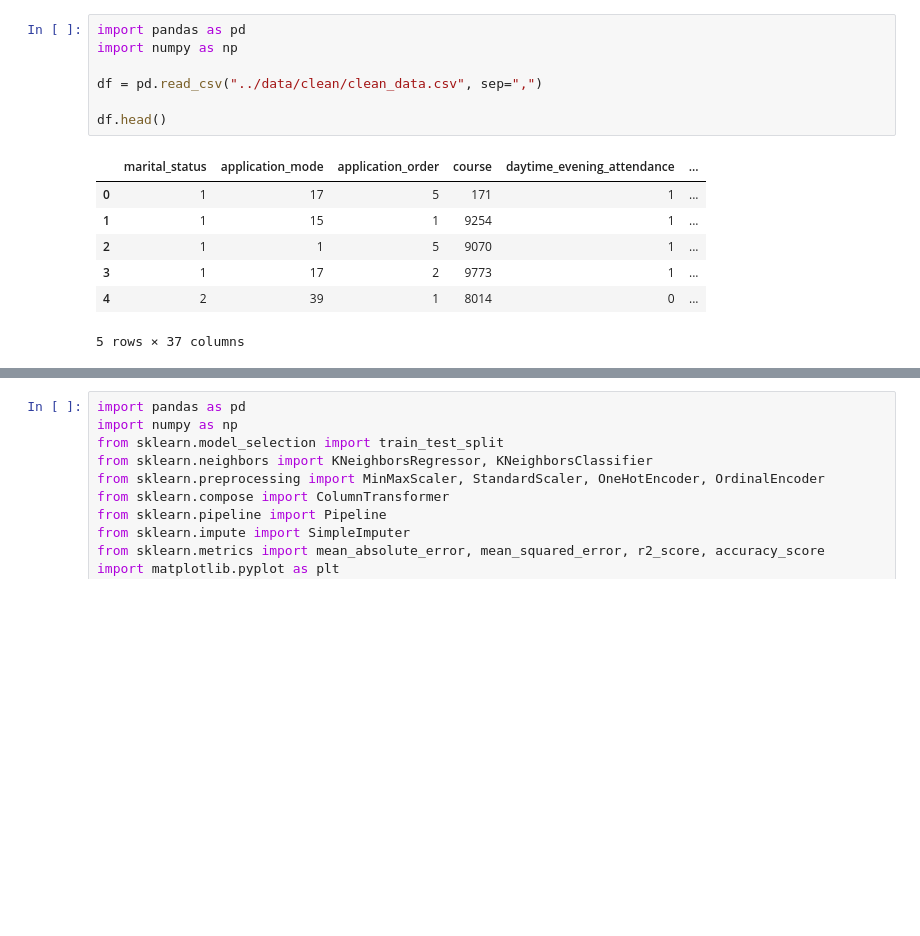
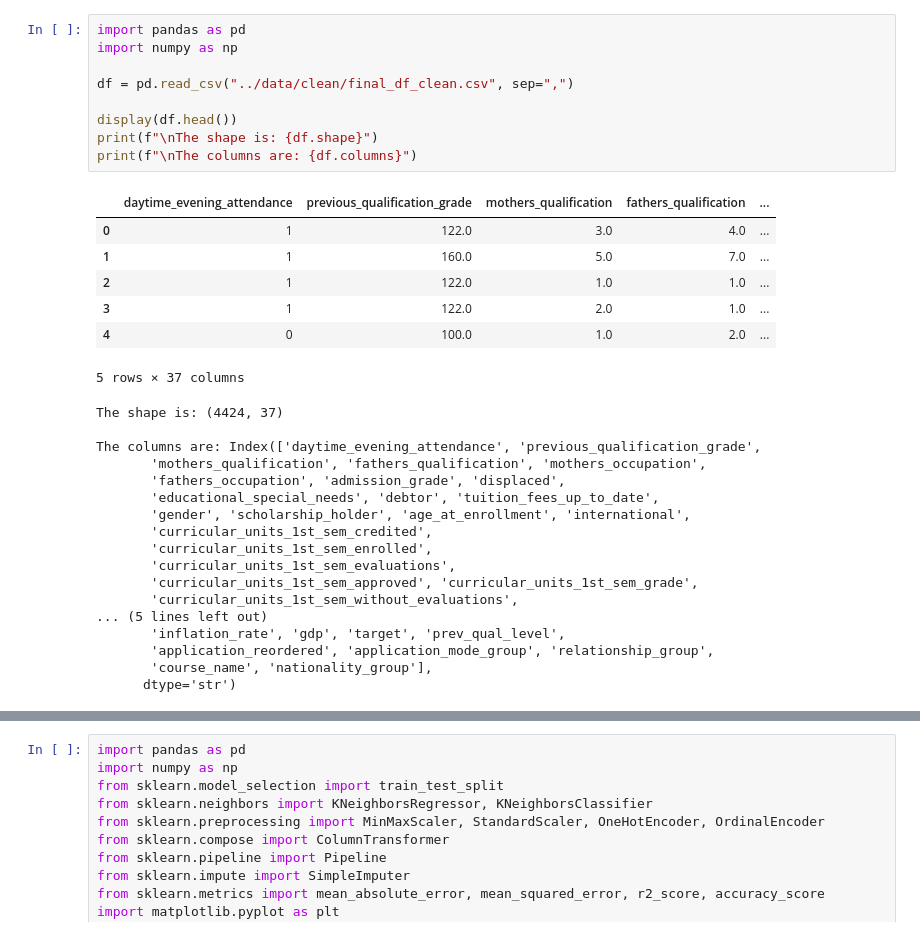
Before and after one commit to binds210-learn/mini_project_7, a Jupyter notebook: notebooks/consolidated_feature_engineering.ipynb, the cells around one changed output, grey strips where cells are left out. Saved outputs shown, nothing was run; the diff lists cells and outputs as text; blank space fills up the shorter version.

```diff
--- a/notebooks/consolidated_feature_engineering.ipynb
+++ b/notebooks/consolidated_feature_engineering.ipynb
@@ -1,15 +1,34 @@
 # %%
 import pandas as pd
 import numpy as np
 
-df = pd.read_csv("../data/clean/clean_data.csv", sep=",")
+df = pd.read_csv("../data/clean/final_df_clean.csv", sep=",")
 
-df.head()
+display(df.head())
+print(f"\nThe shape is: {df.shape}")
+print(f"\nThe columns are: {df.columns}")
 # %% [output]
-|  | marital_status | application_mode | application_order | course | daytime_evening_attendance | ... |
-| 0 | 1 | 17 | 5 | 171 | 1 | ... |
-| 1 | 1 | 15 | 1 | 9254 | 1 | ... |
-| 2 | 1 | 1 | 5 | 9070 | 1 | ... |
-| 3 | 1 | 17 | 2 | 9773 | 1 | ... |
-| 4 | 2 | 39 | 1 | 8014 | 0 | ... |
+|  | daytime_evening_attendance | previous_qualification_grade | mothers_qualification | fathers_qualification | ... |
+| 0 | 1 | 122.0 | 3.0 | 4.0 | ... |
+| 1 | 1 | 160.0 | 5.0 | 7.0 | ... |
+| 2 | 1 | 122.0 | 1.0 | 1.0 | ... |
+| 3 | 1 | 122.0 | 2.0 | 1.0 | ... |
+| 4 | 0 | 100.0 | 1.0 | 2.0 | ... |
 5 rows × 37 columns
+The shape is: (4424, 37)
+
+The columns are: Index(['daytime_evening_attendance', 'previous_qualification_grade',
+       'mothers_qualification', 'fathers_qualification', 'mothers_occupation',
+       'fathers_occupation', 'admission_grade', 'displaced',
+       'educational_special_needs', 'debtor', 'tuition_fees_up_to_date',
+       'gender', 'scholarship_holder', 'age_at_enrollment', 'international',
+       'curricular_units_1st_sem_credited',
+       'curricular_units_1st_sem_enrolled',
+       'curricular_units_1st_sem_evaluations',
+       'curricular_units_1st_sem_approved', 'curricular_units_1st_sem_grade',
+       'curricular_units_1st_sem_without_evaluations',
+... (5 lines left out)
+       'inflation_rate', 'gdp', 'target', 'prev_qual_level',
+       'application_reordered', 'application_mode_group', 'relationship_group',
+       'course_name', 'nationality_group'],
+      dtype='str')
```
Also changed, not shown: parts of 10 cells of this notebook.
